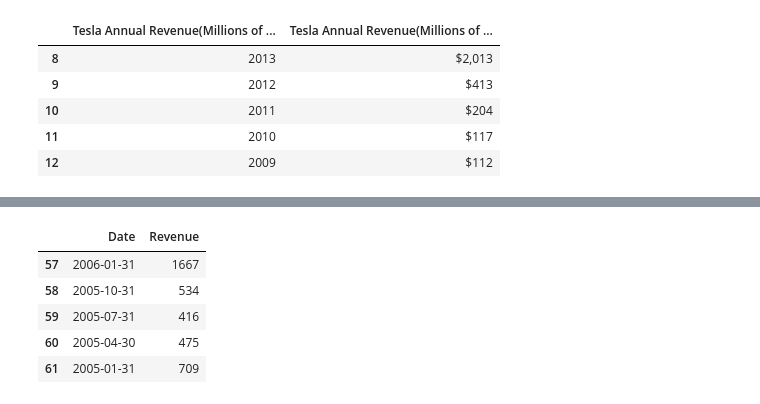
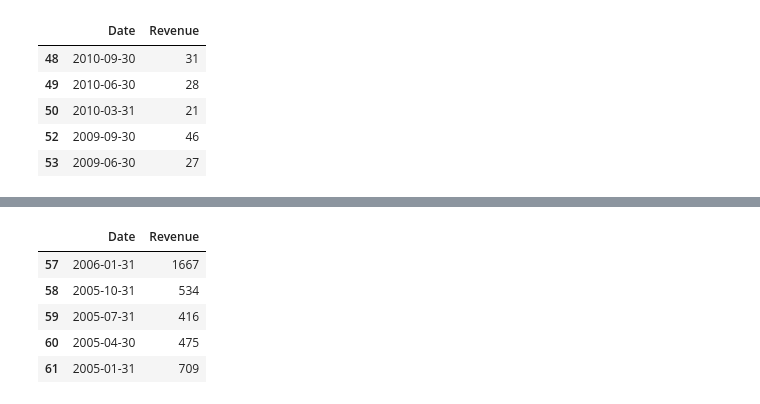
Before and after one commit to kuznetsovanalyst/Analyzing-Historical-Stock-Revenue-Data, a Jupyter notebook: Analyzing Historical Stock_Revenue Data and Building a Dashboard.ipynb, the cells around one changed output, grey strips where cells are left out. Saved outputs shown, nothing was run; the diff lists cells and outputs as text; code cells hidden in the pictures.

```diff
--- a/Analyzing Historical Stock_Revenue Data and Building a Dashboard.ipynb
+++ b/Analyzing Historical Stock_Revenue Data and Building a Dashboard.ipynb
@@ -49,18 +79,31 @@ from bs4 import BeautifulSoup
-# %%
-url = "https://cf-courses-data.s3.us.cloud-object-storage.appdomain.cloud/IBMDeveloperSkillsNetwork-PY0220EN-SkillsNetwork/labs/project/revenue.htm"
-response = requests.get(url)
-html_data = response.text
-soup = BeautifulSoup(html_data, "html.parser")
-tsla_df = pd.read_html('https://cf-courses-data.s3.us.cloud-object-storage.appdomain.cloud/IBMDeveloperSkillsNetwork-PY0220EN-SkillsNetwork/labs/project/revenue.htm')
-table = tsla_df[0]
-table.tail()
-# %% [output]
-|  | Tesla Annual Revenue(Millions of ... | Tesla Annual Revenue(Millions of ... |
-| 8 | 2013 | $2,013 |
-| 9 | 2012 | $413 |
-| 10 | 2011 | $204 |
-| 11 | 2010 | $117 |
-| 12 | 2009 | $112 |
+# %%
+url = "https://cf-courses-data.s3.us.cloud-object-storage.appdomain.cloud/IBMDeveloperSkillsNetwork-PY0220EN-SkillsNetwork/labs/project/revenue.htm"
+response = requests.get(url)
+html_data = response.text
+soup = BeautifulSoup(html_data)
+
+tesla_revenue = pd.DataFrame(columns=["Date", "Revenue"])
+
+for row in soup.find_all("tbody")[1].find_all("tr"):
+    col = row.find_all("td")
+    date = col[0].text
+    revenue = col[1].text
+    tesla_revenue = tesla_revenue.append({"Date": date, "Revenue": revenue}, ignore_index=True)
+
+tesla_revenue["Revenue"] = tesla_revenue["Revenue"].str.replace(',|\$', "") # remove special characters from the Revenue column
+
+tesla_revenue.dropna(inplace=True) # remove NaN value rows
+
+tesla_revenue = tesla_revenue[tesla_revenue["Revenue"] != ""] # remove empty strings
+
+tesla_revenue.tail()
+# %% [output]
+|  | Date | Revenue |
+| 48 | 2010-09-30 | 31 |
+| 49 | 2010-06-30 | 28 |
+| 50 | 2010-03-31 | 21 |
+| 52 | 2009-09-30 | 46 |
+| 53 | 2009-06-30 | 27 |
 # %%
 #Question 3 - Extracting GameStop Stock Data Using yfinance
 # %%
```
Also changed, not shown: parts of 20 cells of this notebook.
